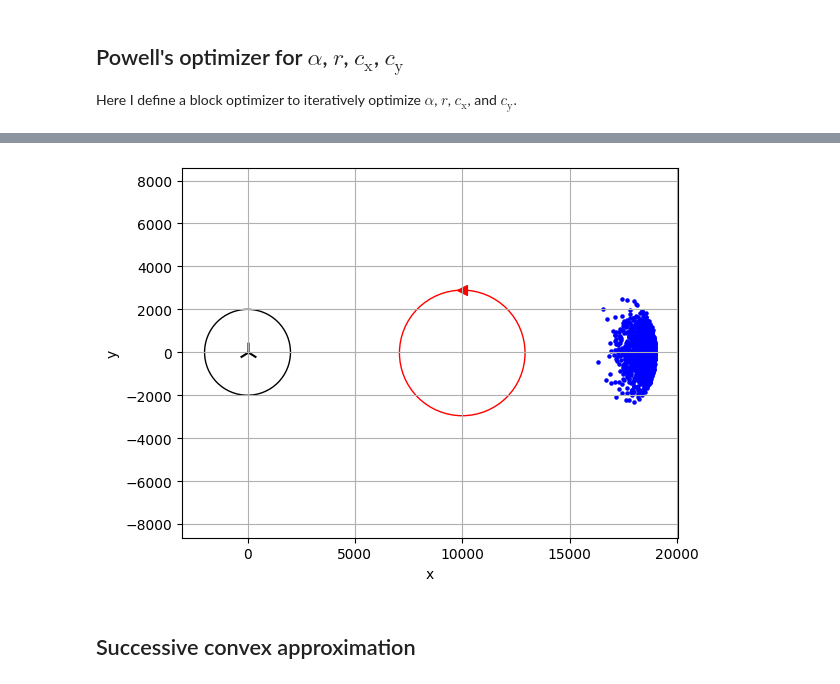
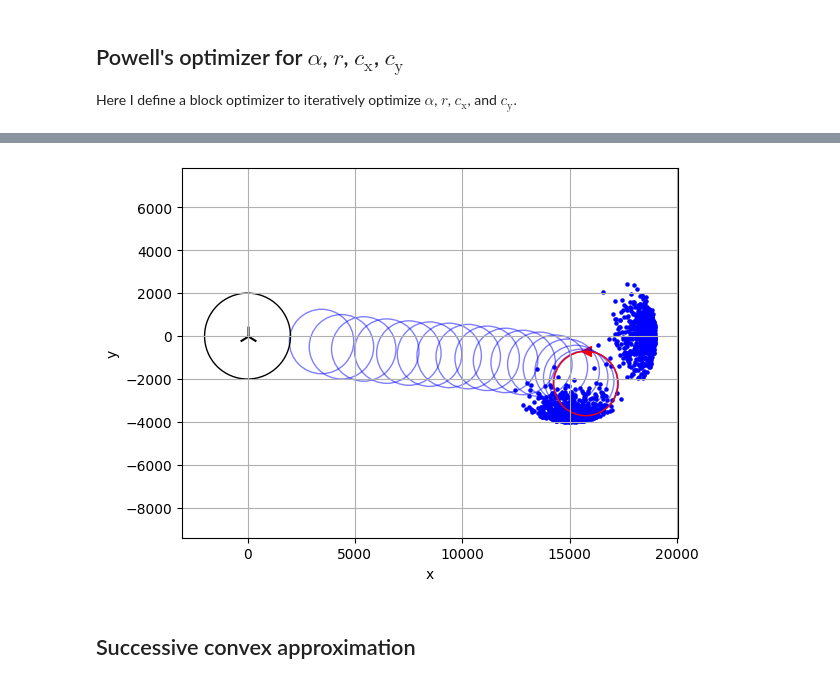
Before and after one commit to danielbonkowsky/uav-optimization, a Jupyter notebook: montecarlo-simulation/simulation_vectorized.ipynb, the cells around one changed output, grey strips where cells are left out. Cells and saved outputs as stored; diff of their text form; code cells hidden in the pictures.

Commit message:
Added new plots

```diff
--- a/montecarlo-simulation/simulation_vectorized.ipynb
+++ b/montecarlo-simulation/simulation_vectorized.ipynb
@@ -47,14 +47,14 @@ rng = np.random.default_rng(seed)
 - $\lambda$ = signal wavelength
 - $\mathcal{U}_n$ = the list of user indices served in timeslot $N$
 # %%
-r_min = 1000 # meters
+r_min = 1500 # meters
 r_max = 5000 # meters
 D = 15000 # meters
 rD = 4000 # meters
-cx_min = -10000 # meters
-cx_max = 10000 # meters
-cy_min = -10000
-cy_max = 10000
+cx_min = -20000 # meters
+cx_max = 20000 # meters
+cy_min = -20000
+cy_max = 20000
 v = 50 # meters/second
 T = (2*np.pi*r_max)/v # seconds
 TC = 1 # seconds
@@ -141,11 +141,11 @@ def generate_users(num_users, distribution='uniform'):
                 users.append((x, y))
 
     elif (distribution == 'one-far-one-close'):
-        users = oneFarOneClose(num_users)
+        users = oneFarOneClose(num_users, D, 6000, seed=seed)
 
     return np.asarray(users, dtype=float)
 
-users = generate_users(K, distribution='skewed-normal')
+users = generate_users(K, distribution='two-skewed-normal')
 print(f'len(users): {len(users)}')
 print(f'K: {K}')
 
@@ -171,7 +171,7 @@ K: 1256
 The average achievable spectral efficiency of the relay system over the timeslots is given as
 $$\overline{\text{SE}}(\alpha, r, c_\text{x}, c_\text{y}) = \frac{1}{N}\sum_{n=0}^N \min\left[\alpha \cdot \frac{1}{M}\sum_{k\in\mathcal{U}_n}\text{SE}^\text{UA}_{n,k}\;\mathbf{,}\;(1-\alpha)\cdot\text{SE}^\text{AB}_n\right]$$
 # %%
-def meanSE(alpha, r, cx, cy):
+def meanSE(alpha, r, cx, cy, users):
     # Compute UAV position at each timeslot
     ax = cx + r*cos_th
     ay = cy + r*sin_th
@@ -263,9 +277,9 @@ def optimize_alpha(r, cx, cy):
 ## Powell's optimizer for $\alpha$, $r$, $c_\text{x}$, $c_\text{y}$
 Here I define a block optimizer to iteratively optimize $\alpha$, $r$, $c_\text{x}$, and $c_\text{y}$.
 # %%
-def objective(params, alpha):
+def objective(params, alpha, users):
     r, cx, cy = params
-    return -meanSE(alpha, r, cx, cy)
+    return -meanSE(alpha, r, cx, cy, users)
 
 def powells_optimizer(
                     alpha0,
@@ -275,6 +289,7 @@ def powells_optimizer(
                     rbounds,
                     cxbounds,
                     cybounds,
+                    users,
                     tolerance=1e-3
 ):
     # Initialize values
@@ -284,12 +299,11 @@ def powells_optimizer(
     cy = cy0
     bounds = [rbounds, cxbounds, cybounds]
 
-
-    obj_history = [meanSE(alpha, r, cx, cy)]
+    traj_history = []
+    obj_history = []
 
     it = 0
     while True:
-        it += 1
         print(f'Iteration {it}')
 
         alpha = optimize_alpha(r, cx, cy)
@@ -297,7 +311,7 @@ def powells_optimizer(
         result = minimize(
                     objective,
                     [r,cx,cy],
-                    args=(alpha),
+                    args=(alpha, users),
                     method='Powell',
                     bounds=bounds,
                     options={
@@ -305,35 +319,40 @@ def powells_optimizer(
                         'xtol':1e-3,
                         'ftol':1e-3
                     }
-                )
+        )
         print(result.message)
 
         r, cx, cy = result.x
 
-        obj_history.append(meanSE(alpha, r, cx, cy))
+        obj_history.append(meanSE(alpha, r, cx, cy, users))
+        traj_history.append((r, cx, cy))
 
-        if ( (obj_history[-1] - obj_history[-2])/obj_history[-2] < tolerance):
-            break
+        if it > 0:
+            if ( (obj_history[-1] - obj_history[-2])/obj_history[-2] < tolerance):
+                break
+        it += 1
 
-    return alpha, r, cx, cy
+    return alpha, traj_history
 
 alpha0 = 0.5
 r0 = (r_min + r_max) / 2
 cx0 = (cx_min + cx_max) / 2
 cy0 = (cy_min + cy_max) / 2
 
-alpha_opt, r_opt, cx_opt, cy_opt = powells_optimizer(
-                                                    alpha0,
-                                                    r0,
-                                                    cx0,
-                                                    cy0,
-                                                    (r_min, r_max),
-                                                    (cx_min, cx_max),
-                                                    (cy_min, cy_max))
+alpha_opt, traj_hist = powells_optimizer(
+                            alpha0,
+                            r0,
+                            cx0,
+                            cy0,
+                            (r_min, r_max),
+                            (cx_min, cx_max),
+                            (cy_min, cy_max),
+                            users)
+r_opt, cx_opt, cy_opt = traj_hist[-1]
 print(f'Optimal alpha: {alpha_opt}')
 print(f'Optimal radius: {r_opt}')
 print(f'Optimal center point: ({cx_opt}, {cy_opt})')
-print(f'Achievable SE: {meanSE(alpha_opt, r_opt, cx_opt, cy_opt)}')
+print(f'Achievable SE: {meanSE(alpha_opt, r_opt, cx_opt, cy_opt, users)}')
 
 xs, ys = zip(*users)
 plt.scatter(xs, ys, c='b', marker='o', s=5)
@@ -342,6 +361,12 @@ plt.scatter(cx_opt, cy_opt+r_opt, c='r', marker='<', s=50, label="UAV")
 ax = plt.gca()  # get current axes
 coverage_zone = patches.Circle((0, 0), radius=2000, fill=False, color='black', linewidth=1)
 flight_path = patches.Circle((cx_opt, cy_opt), radius=r_opt, fill=False, color='red', linewidth=1)
+
+for traj in traj_hist:
+    r, cx, cy = traj
+    path = patches.Circle((cx, cy), radius=r, fill=False, color='blue', alpha=0.5, linewidth=1)
+    ax.add_patch(path)
+
 ax.add_patch(coverage_zone)
 ax.add_patch(flight_path)
 plt.grid(True)
@@ -365,4 +397,4 @@ Achievable SE: 1.9246529806354167
-[figure, old version]
+[figure, new version]
 # %% [markdown]
 ## Successive convex approximation
 # %%
```
Also changed, not shown: parts of 15 cells of this notebook.
